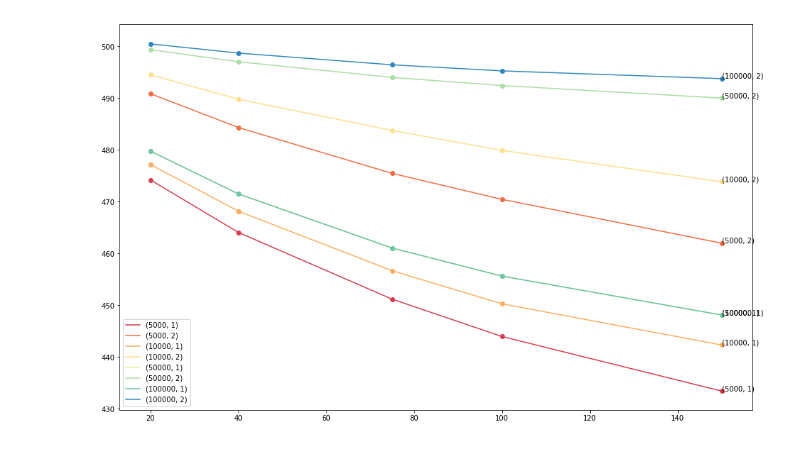
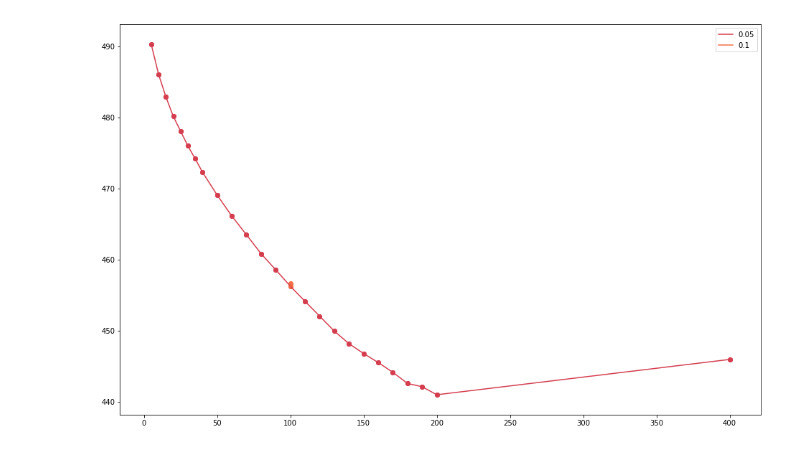
Before and after one commit to mcallaghan/cc-topography, a Jupyter notebook: code/Model_validation.ipynb, the cells around one changed output. Drawn from its saved outputs; the diff is of its cells as text; code cells hidden in the pictures.

```diff
--- a/code/Model_validation.ipynb
+++ b/code/Model_validation.ipynb
@@ -19,7 +19,12 @@ from scoping.models import *
 from tmv_app.models import *
 from django.db.models import F
 # %%
-runs = RunStats.objects.all().annotate(
-    topics = models.Count('topic')
+runs = RunStats.objects.filter(
+    query=365,
+    limit=0,
+    method = 'NM',
+    min_freq=5
+).annotate(
+    topics = models.Count('topic'),
 )
 df =  pd.DataFrame.from_dict(list(runs.values()))
@@ -46,27 +41,32 @@ print(df.head())
 # %%
 ndf = df.sort_values(by='topics', ascending=1).reset_index(drop=True)
 
 colorset=["#d53e4f","#f46d43","#fdae61","#fee08b","#e6f598","#abdda4","#66c2a5","#3288bd"]
 plt.rcParams["figure.figsize"] = [16,10]
-gndf = ndf.groupby(['max_features','ngram'])
+gndf = ndf.groupby(['alpha'])
 ps = []
 gs = []
 i = 0
 for name,group in gndf:
-    p = plt.plot(group['topics'],group['error'],color=colorset[i])
-    plt.scatter(group['topics'],group['error'],color=colorset[i])
-    m = group[group['topics']==150]
-    plt.text(
-        m['topics'],
-        m['error'],name
-    )
+    #if name == 0.1:
+     #   continue
+    group = group.sort_values('K')
+   # group = group[(group['K'] > 90) & (group['K'] < 150)]
+    p = plt.plot(group['K'],group['error'],color=colorset[i])
+    plt.scatter(group['K'],group['error'],color=colorset[i])
+    plt.scatter(group['K'],group['error']+group['empty_topics']*5,color=colorset[i])
+    #m = group[group['topics']==150]
+   # plt.text(
+   #     m['topics'],
+   #     m['error'],name
+   # )
     ps.append(p[0])
     gs.append(name)
     i+=1
 #p1 = plt.plot(ndf['topics'],ndf[ndf[max_features==5000]]['error'],color='#fbb4ae')
 #p2 = plt.plot(ndf['topics'],ndf['iterations'],color='#b3cde3')
 plt.legend((ps),(gs))
 
 plt.show()
 # %% [output]
-[figure, old version]
+[figure, new version]
```
Also changed, not shown: parts of 3 cells of this notebook, 10 other files.
